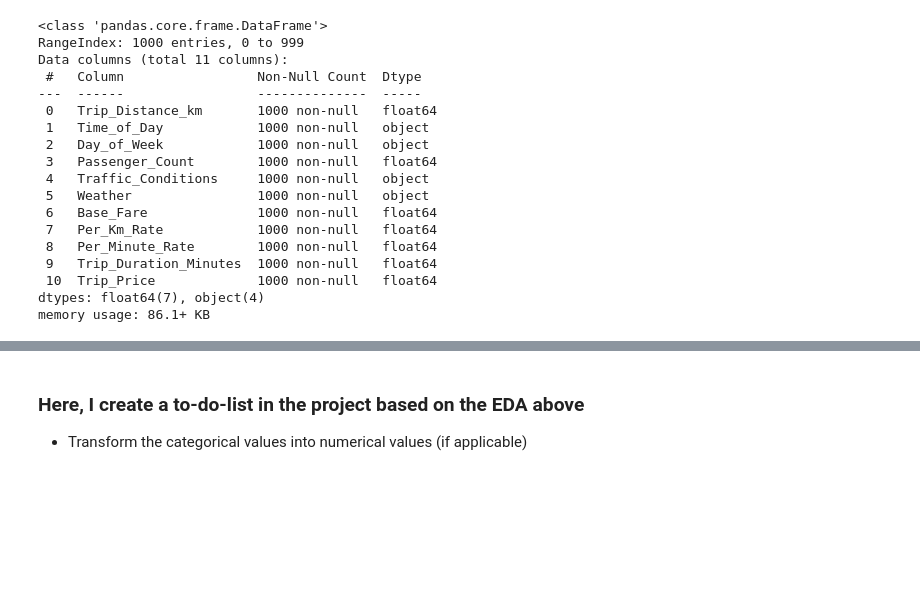
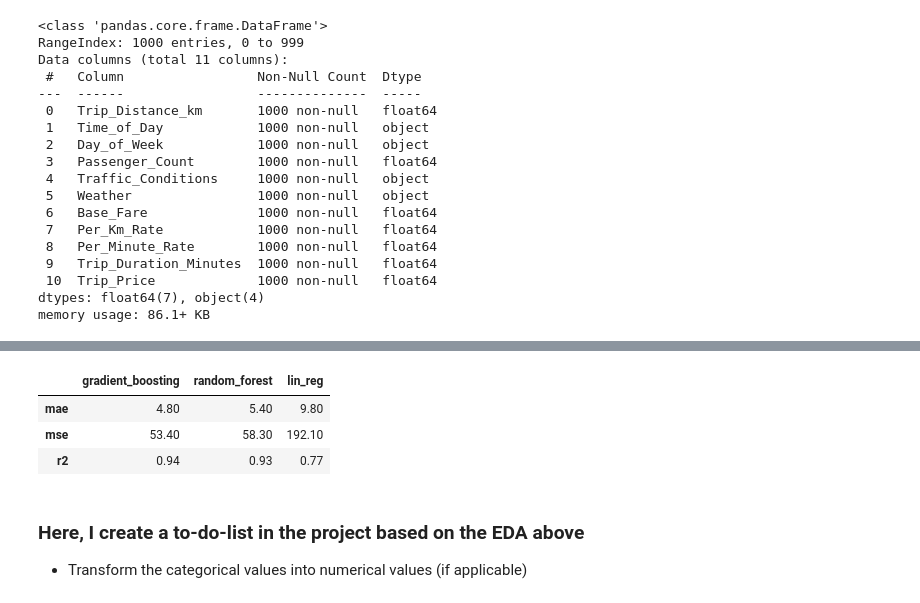
Before and after one commit to jonathanhansson/taxi-prediction-fullstack-jonathan-hansson, a Jupyter notebook: explorations/eda.ipynb, the cells around one changed output, grey strips where cells are left out. Drawn from its saved outputs; the diff is of its cells as text; code cells hidden in the pictures; blank space fills up the shorter version.

```diff
--- a/explorations/eda.ipynb
+++ b/explorations/eda.ipynb
@@ -155,3 +257,24 @@ X, y = df_encoded.drop('Trip_Price', axis=1), df_encoded['Trip_Price']
+# %%
+# I'm going to visualize the evaluation metrics for myself here in a df
+
+metrics = {
+    'gradient_boosting': [4.8, 53.4, 0.94],
+    'random_forest': [5.4, 58.3, 0.93],
+    'lin_reg': [9.8, 192.1, 0.77]
+}
+
+index = ['mae', 'mse', 'r2']
+
+evaluation_df = pd.DataFrame(metrics, index=index)
+
+evaluation_df
+
+# comparing the evaluation metrics between the models shows that the RF regression is more accurate than linear regression in this instance, but that gradient boosting regression is more accurate than both
+# %% [output]
+|  | gradient_boosting | random_forest | lin_reg |
+| mae | 4.80 | 5.40 | 9.80 |
+| mse | 53.40 | 58.30 | 192.10 |
+| r2 | 0.94 | 0.93 | 0.77 |
 # %% [markdown]
 ### Here, I create a to-do-list in the project based on the EDA above
 
```
Also changed, not shown: parts of 12 cells of this notebook.
